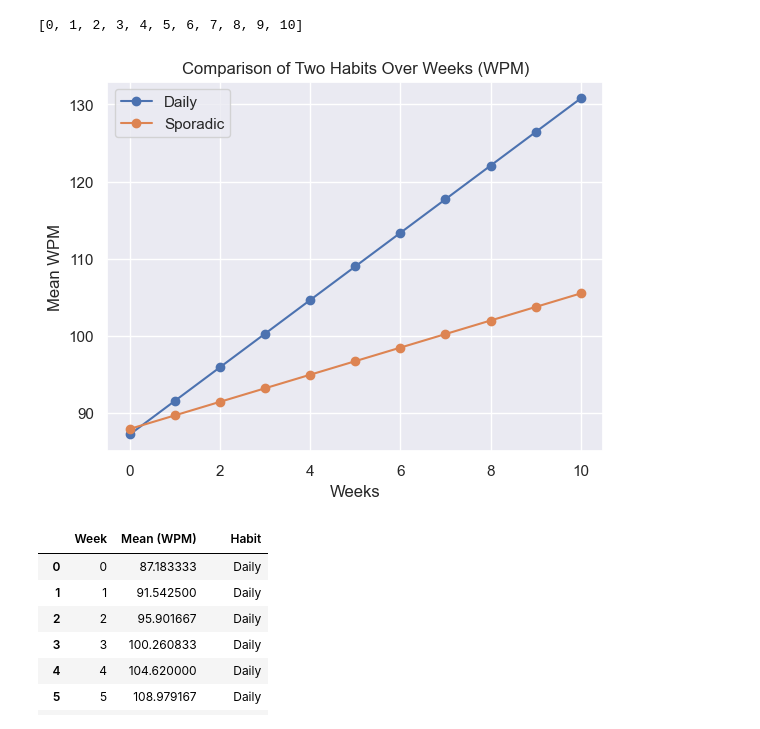
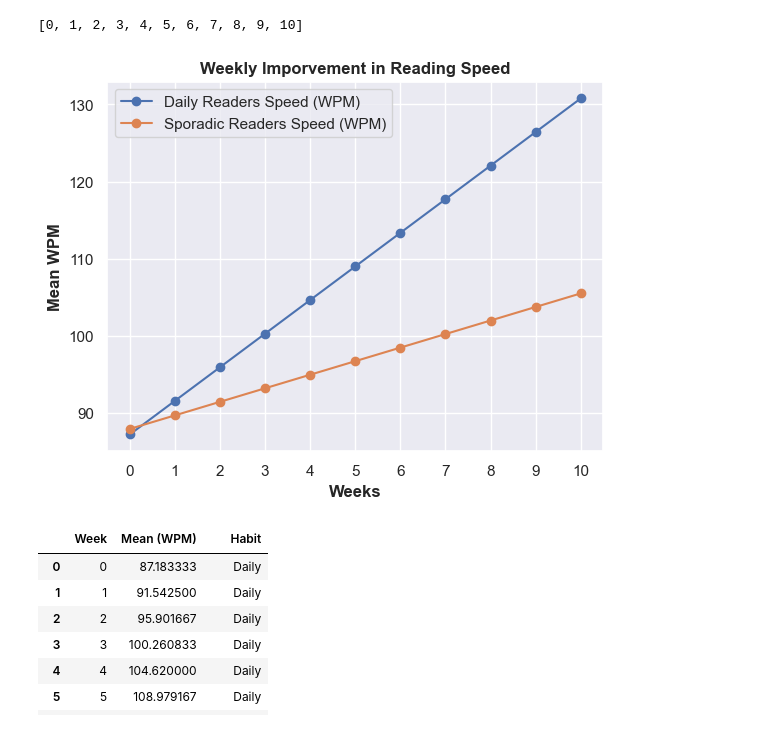
Before and after one commit to kimodri/school-projects, a Jupyter notebook: ModsimFINALFINAL.ipynb, the cells around one changed output. Saved outputs shown, nothing was run; the diff lists cells and outputs as text; code cells hidden in the pictures.

```diff
--- a/ModsimFINALFINAL.ipynb
+++ b/ModsimFINALFINAL.ipynb
@@ -0,0 +1,15 @@
+# %%
+import pandas as pd
+import numpy as np
+import matplotlib.pyplot as plt
+import seaborn as sns
+np.random.seed(3000)
+
+# Constants
+howMany = 10
+weeks = 11 # given the firts week is zero
+daily_speed_growth_rate = 0.05  # 5% improvement per week
+daily_comprehension_growth_rate = 0.03  # 3% improvement per week
+sporadic_speed_growth_rate = 0.02  # 2% improvement per week
+sporadic_comprehension_growth_rate = 0.01  # 1% improvement per week
+weeks_range = list(range(1, weeks + 1)) # this will be our x
@@ -252,18 +469,19 @@ weekList
 # %% [output]
 [0, 1, 2, 3, 4, 5, 6, 7, 8, 9, 10]
 # %%
-plt.plot(weekList, dailyMean, label="Daily", marker="o")
-plt.plot(weekList, sporadicMean, label="Sporadic", marker="o")
+plt.plot(weekList, dailyMean, label="Daily Readers Speed (WPM)", marker="o")
+plt.plot(weekList, sporadicMean, label="Sporadic Readers Speed (WPM)", marker="o")
 
 # Add titles and labels
-plt.title("Comparison of Two Habits Over Weeks (WPM)")
-plt.xlabel("Weeks")
-plt.ylabel("Mean WPM")
+plt.title("Weekly Imporvement in Reading Speed", fontsize=12, fontweight="bold")
+plt.xlabel("Weeks", fontsize=12, fontweight="bold")
+plt.ylabel("Mean WPM", fontsize=12, fontweight="bold")
+plt.xticks(np.arange(min(weekList), max(weekList)+1, 1.0))
 plt.legend()  # Show the legend for the two lines
 plt.grid(True)  # Add a grid for better readability
 plt.show()
 # %% [output]
-[figure, old version]
+[figure, new version]
 # %%
 data = {
     "Week": weekList * 2,  # Repeat weeks for both habits
```
Also changed, not shown: parts of 28 cells of this notebook.
